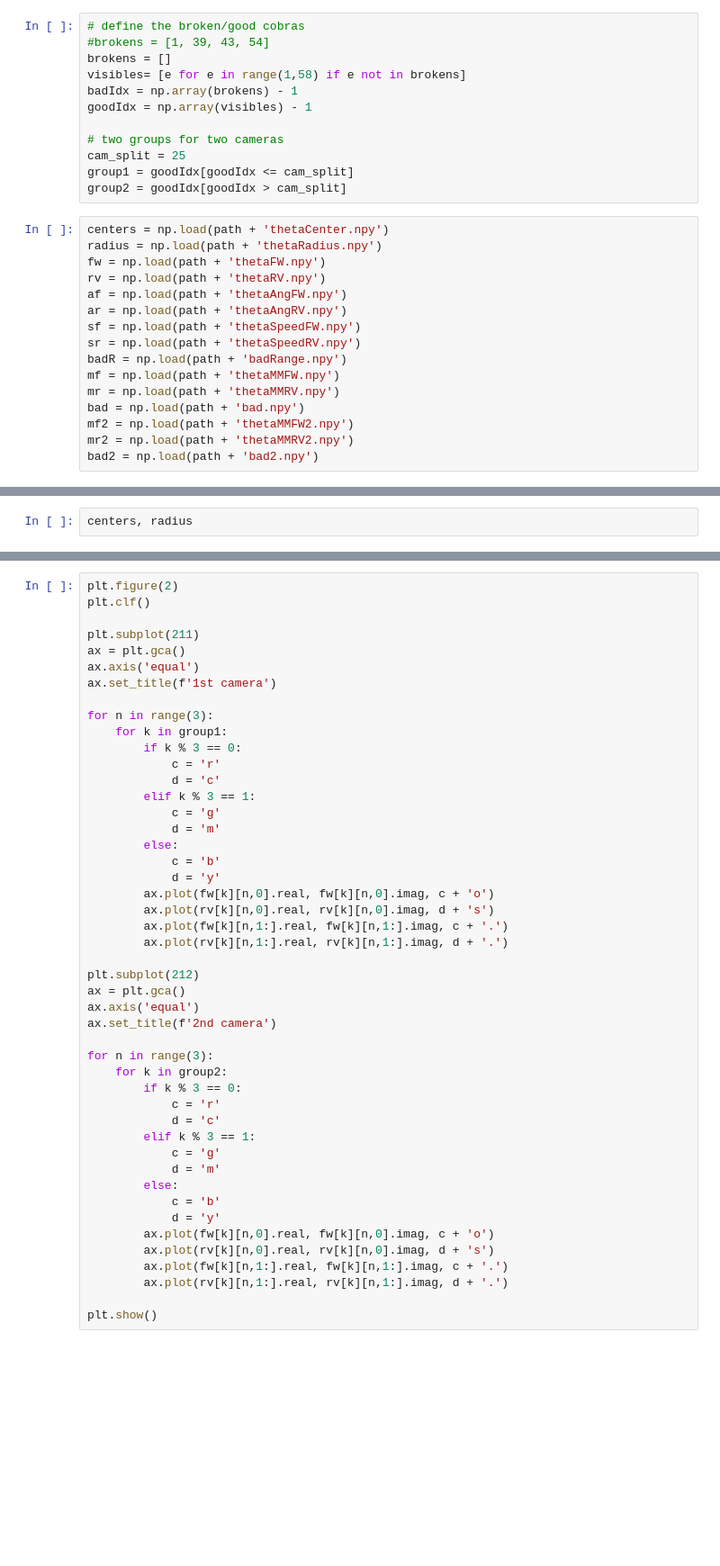
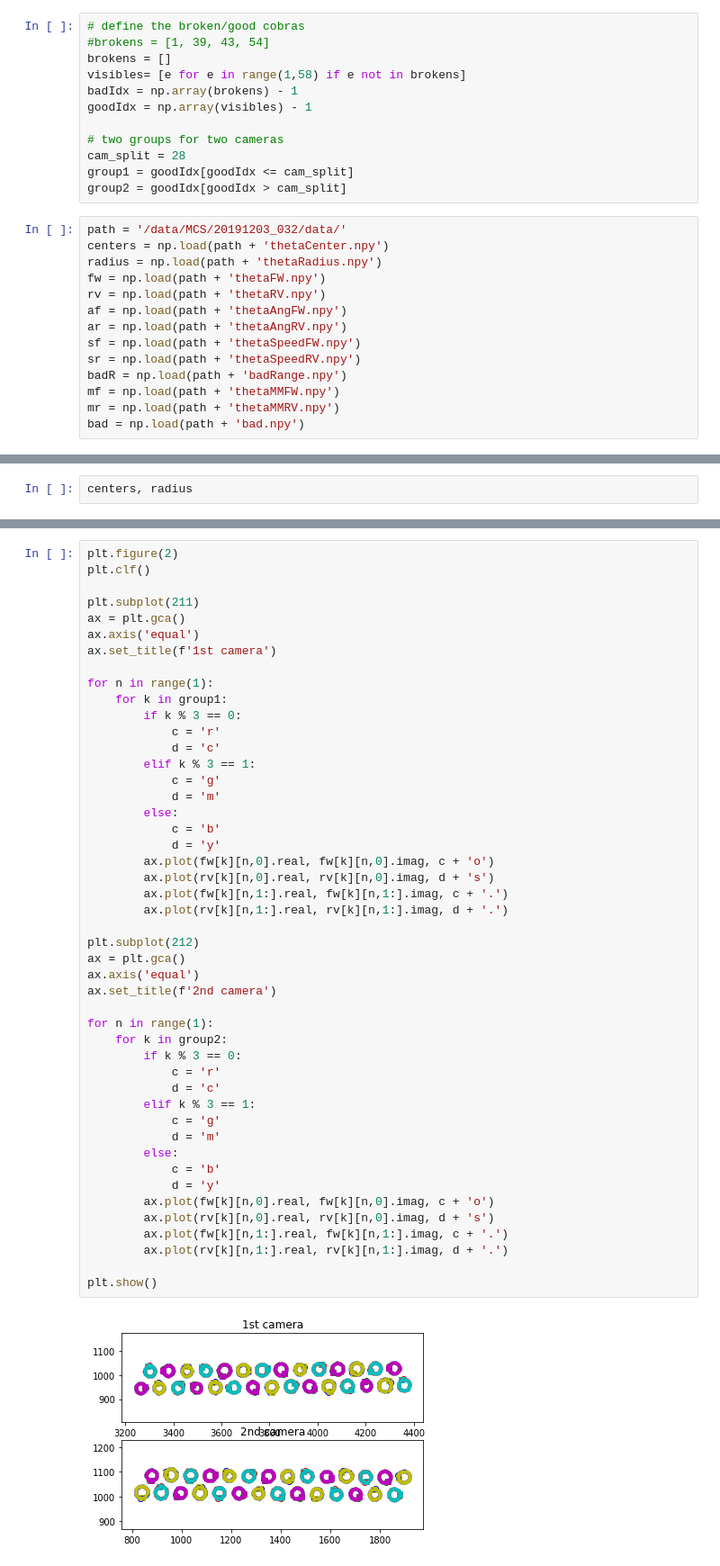
Before and after one commit to Subaru-PFS/ics_cobraCharmer, a Jupyter notebook: procedures/moduleTest/motor1maps.ipynb, the cells around one changed output, grey strips where cells are left out. Shown: that part at 90% size. Saved outputs shown, nothing was run; the diff lists cells and outputs as text; blank space fills up the shorter version.

```diff
--- a/procedures/moduleTest/motor1maps.ipynb
+++ b/procedures/moduleTest/motor1maps.ipynb
@@ -14,10 +13,11 @@ badIdx = np.array(brokens) - 1
 goodIdx = np.array(visibles) - 1
 
 # two groups for two cameras
-cam_split = 25
+cam_split = 28
 group1 = goodIdx[goodIdx <= cam_split]
 group2 = goodIdx[goodIdx > cam_split]
 # %%
+path = '/data/MCS/20191203_032/data/'
 centers = np.load(path + 'thetaCenter.npy')
 radius = np.load(path + 'thetaRadius.npy')
 fw = np.load(path + 'thetaFW.npy')
@@ -30,9 +30,6 @@ badR = np.load(path + 'badRange.npy')
 mf = np.load(path + 'thetaMMFW.npy')
 mr = np.load(path + 'thetaMMRV.npy')
 bad = np.load(path + 'bad.npy')
-mf2 = np.load(path + 'thetaMMFW2.npy')
-mr2 = np.load(path + 'thetaMMRV2.npy')
-bad2 = np.load(path + 'bad2.npy')
 # %%
 centers = np.load(path + 'thetaCenter_A.npy')
 radius = np.load(path + 'thetaRadius_A.npy')
@@ -85,7 +84,7 @@ ax = plt.gca()
 ax.axis('equal')
 ax.set_title(f'1st camera')
 
-for n in range(3):
+for n in range(1):
     for k in group1:
         if k % 3 == 0:
             c = 'r'
@@ -95,32 +94,34 @@ for n in range(3):
             d = 'm'
         else:
             c = 'b'
             d = 'y'
         ax.plot(fw[k][n,0].real, fw[k][n,0].imag, c + 'o')
         ax.plot(rv[k][n,0].real, rv[k][n,0].imag, d + 's')
         ax.plot(fw[k][n,1:].real, fw[k][n,1:].imag, c + '.')
         ax.plot(rv[k][n,1:].real, rv[k][n,1:].imag, d + '.')
 
 plt.subplot(212)
 ax = plt.gca()
 ax.axis('equal')
 ax.set_title(f'2nd camera')
 
-for n in range(3):
+for n in range(1):
     for k in group2:
         if k % 3 == 0:
             c = 'r'
             d = 'c'
         elif k % 3 == 1:
             c = 'g'
             d = 'm'
         else:
             c = 'b'
             d = 'y'
         ax.plot(fw[k][n,0].real, fw[k][n,0].imag, c + 'o')
         ax.plot(rv[k][n,0].real, rv[k][n,0].imag, d + 's')
         ax.plot(fw[k][n,1:].real, fw[k][n,1:].imag, c + '.')
         ax.plot(rv[k][n,1:].real, rv[k][n,1:].imag, d + '.')
 
 plt.show()
+# %% [output]
+[figure, added]
 # %%
```
Also changed, not shown: parts of 49 cells of this notebook, 3 other files.
